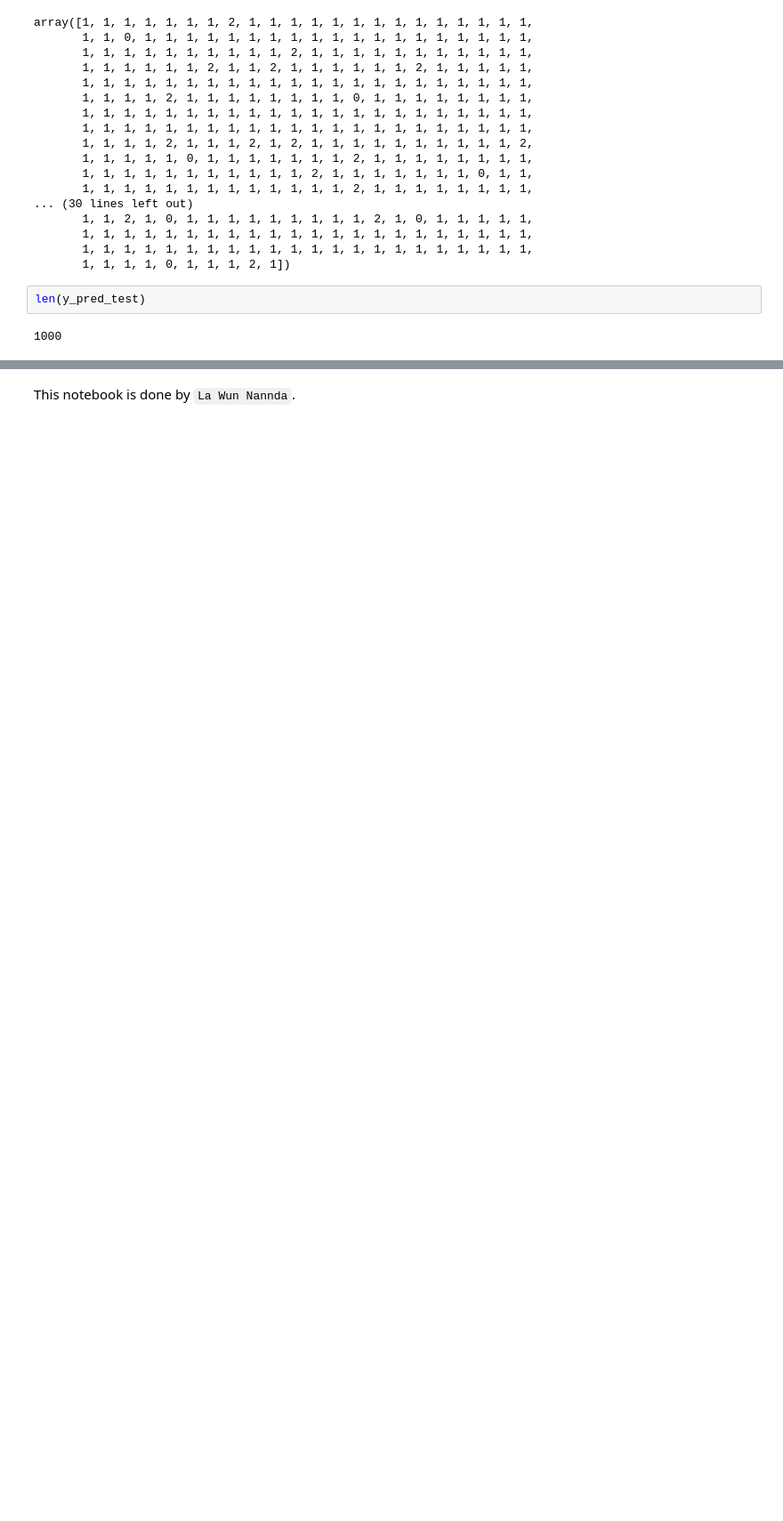
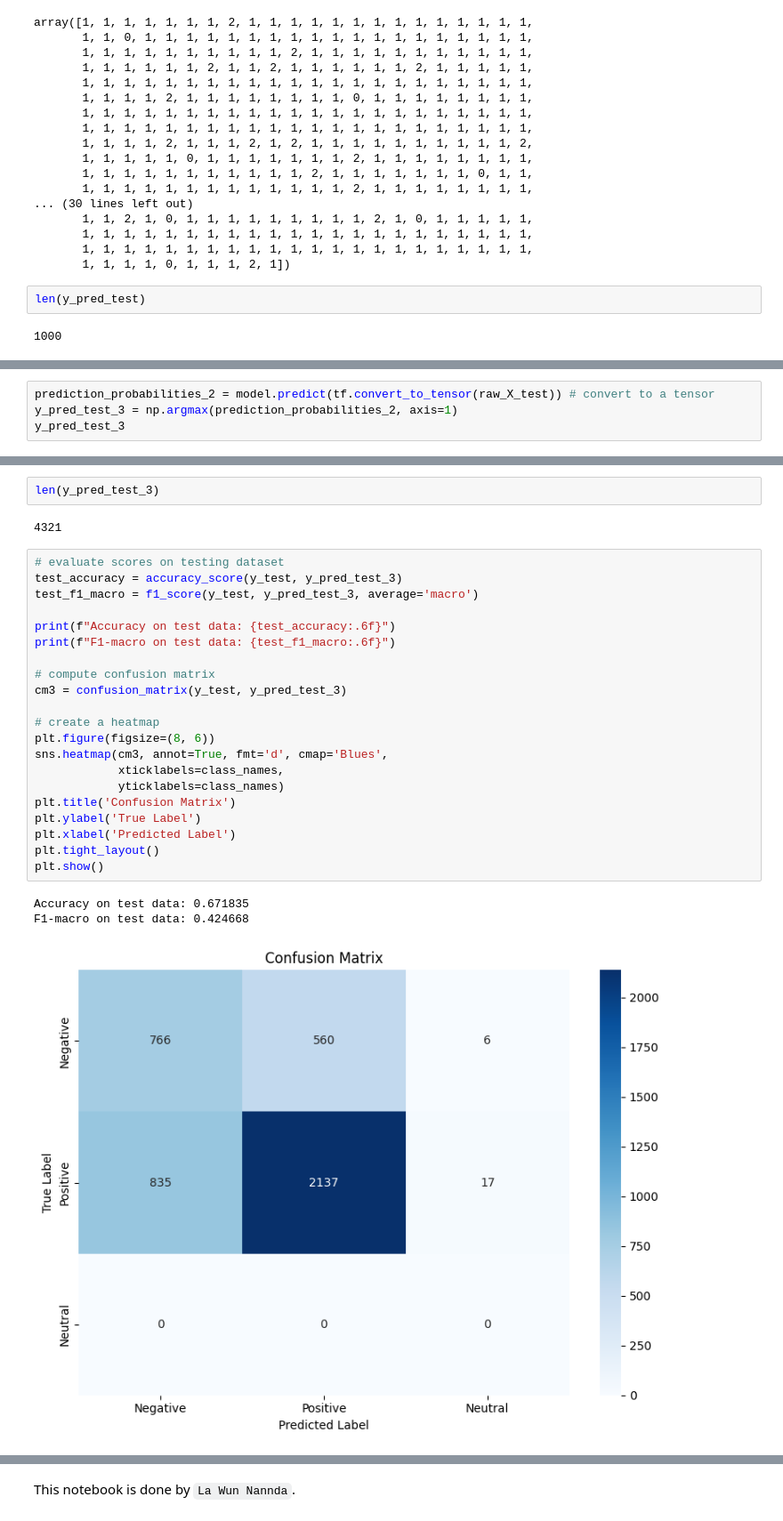
Before and after one commit to lawun330/nlp-sentiment-analysis-comparison, a Jupyter notebook: rnn_model_simplified_aggre.ipynb, the cells around one changed output, grey strips where cells are left out. Shown: that part at 89% size. Drawn from its saved outputs; the diff is of its cells as text; blank space fills up the shorter version.

Commit message:
compare confusion matrices

```diff
--- a/rnn_model_simplified_aggre.ipynb
+++ b/rnn_model_simplified_aggre.ipynb
@@ -281,0 +295,4 @@ F1-macro on test data with the best model: 0.426017
+# %%
+prediction_probabilities_2 = model.predict(tf.convert_to_tensor(raw_X_test)) # convert to a tensor
+y_pred_test_3 = np.argmax(prediction_probabilities_2, axis=1)
+y_pred_test_3
@@ -281,0 +302,29 @@ F1-macro on test data with the best model: 0.426017
+# %%
+len(y_pred_test_3)
+# %% [output]
+4321
+# %%
+# evaluate scores on testing dataset
+test_accuracy = accuracy_score(y_test, y_pred_test_3)
+test_f1_macro = f1_score(y_test, y_pred_test_3, average='macro')
+
+print(f"Accuracy on test data: {test_accuracy:.6f}")
+print(f"F1-macro on test data: {test_f1_macro:.6f}")
+
+# compute confusion matrix
+cm3 = confusion_matrix(y_test, y_pred_test_3)
+
+# create a heatmap
+plt.figure(figsize=(8, 6))
+sns.heatmap(cm3, annot=True, fmt='d', cmap='Blues',
+            xticklabels=class_names,
+            yticklabels=class_names)
+plt.title('Confusion Matrix')
+plt.ylabel('True Label')
+plt.xlabel('Predicted Label')
+plt.tight_layout()
+plt.show()
+# %% [output]
+Accuracy on test data: 0.671835
+F1-macro on test data: 0.424668
+[figure, added]
```
Also changed, not shown: parts of 9 cells of this notebook, 1 other file.
